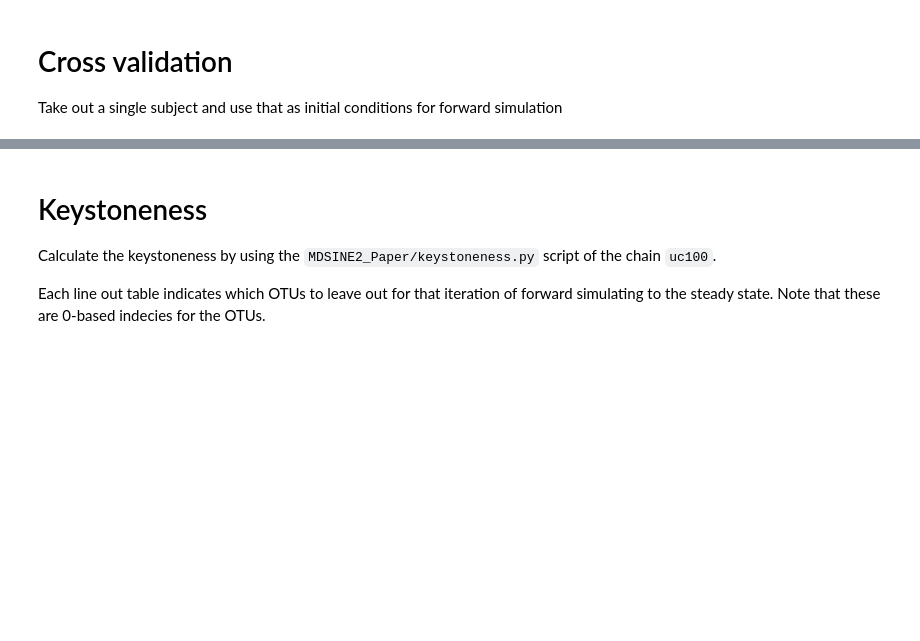
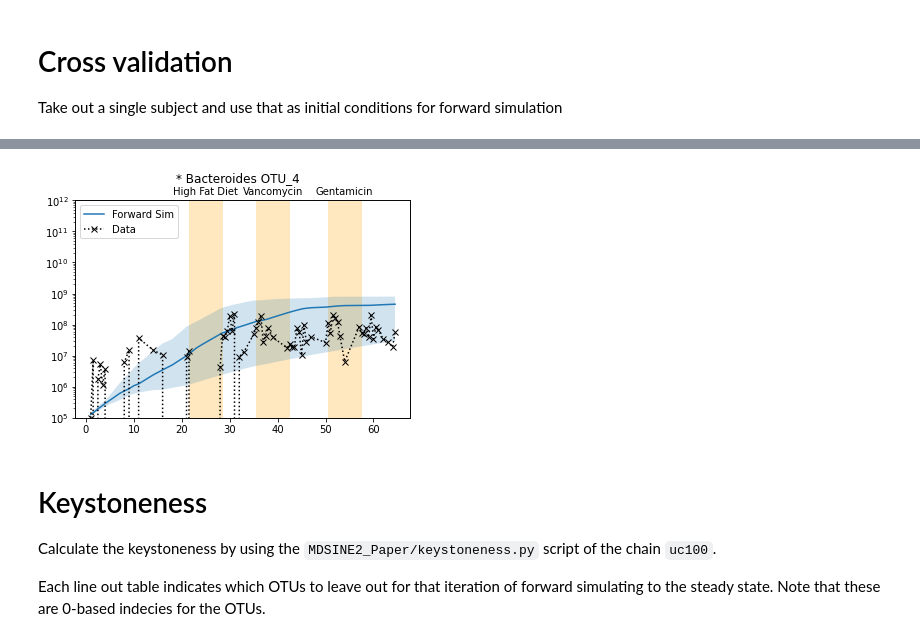
Before and after one commit to JashanSingh126/MDSINE2_Paper, a Jupyter notebook: bindertutorials/tutorial2_inference.ipynb, the cells around one changed output, grey strips where cells are left out. Cells and saved outputs as stored; diff of their text form; code cells hidden in the pictures; blank space fills up the shorter version.

```diff
--- a/bindertutorials/tutorial2_inference.ipynb
+++ b/bindertutorials/tutorial2_inference.ipynb
@@ -512,28 +577,30 @@ M = md2.model.gLVDynamicsSingleClustering.forward_sim_from_chain(
 # %%
 # Plot the forward sims, 25th-75th percentile
-taxas = subj.taxas
+taxa = subj.taxa
 
 low = np.percentile(M, q=25, axis=0)
 high = np.percentile(M, q=75, axis=0)
 med = np.percentile(M, q=50, axis=0)
 
 oidx = 3
 
 fig = plt.figure()
 ax = fig.add_subplot(111)
 ax.fill_between(times, y1=low[oidx, :], y2=high[oidx, :], alpha=0.2)
 ax.plot(times, med[oidx,:], label='Forward Sim')
 ax.plot(times, M_truth[oidx, :], label='Data', marker='x', color='black',
        linestyle=':')
 ax.set_yscale('log')
 
 md2.visualization.shade_in_perturbations(ax, perturbations=subj.perturbations, subj=subj)
 ax.set_ylim(bottom=1e5, top=1e12)
 
 ax.legend()
 
-fig.suptitle(md2.taxaname_for_paper(taxas[oidx], taxas))
+fig.suptitle(md2.taxaname_for_paper(taxa[oidx], taxa))
 plt.show()
+# %% [output]
+[figure, added]
 # %% [markdown]
 # Keystoneness
 Calculate the keystoneness by using the `MDSINE2_Paper/keystoneness.py` script of the chain `uc100`.
```
Also changed, not shown: parts of 17 cells of this notebook, 2 other files.
